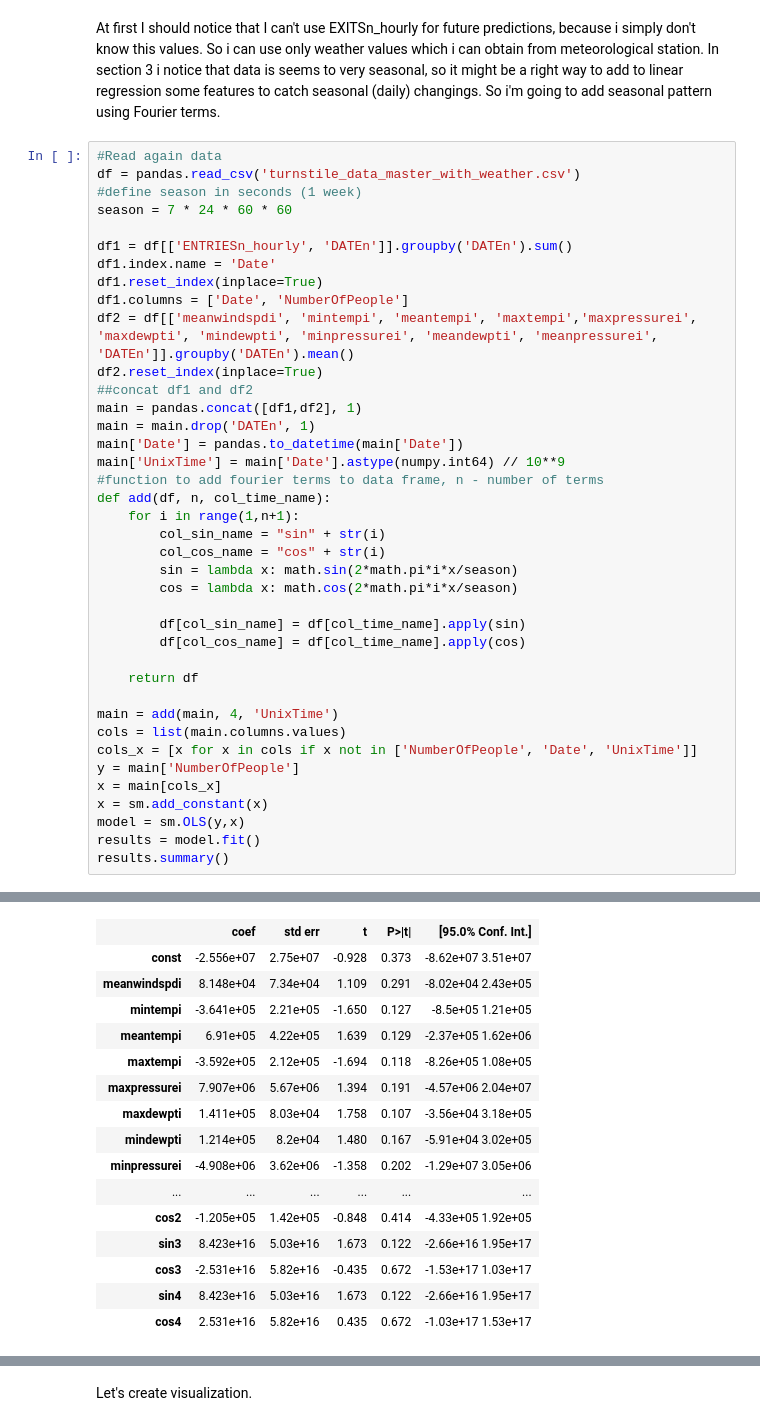
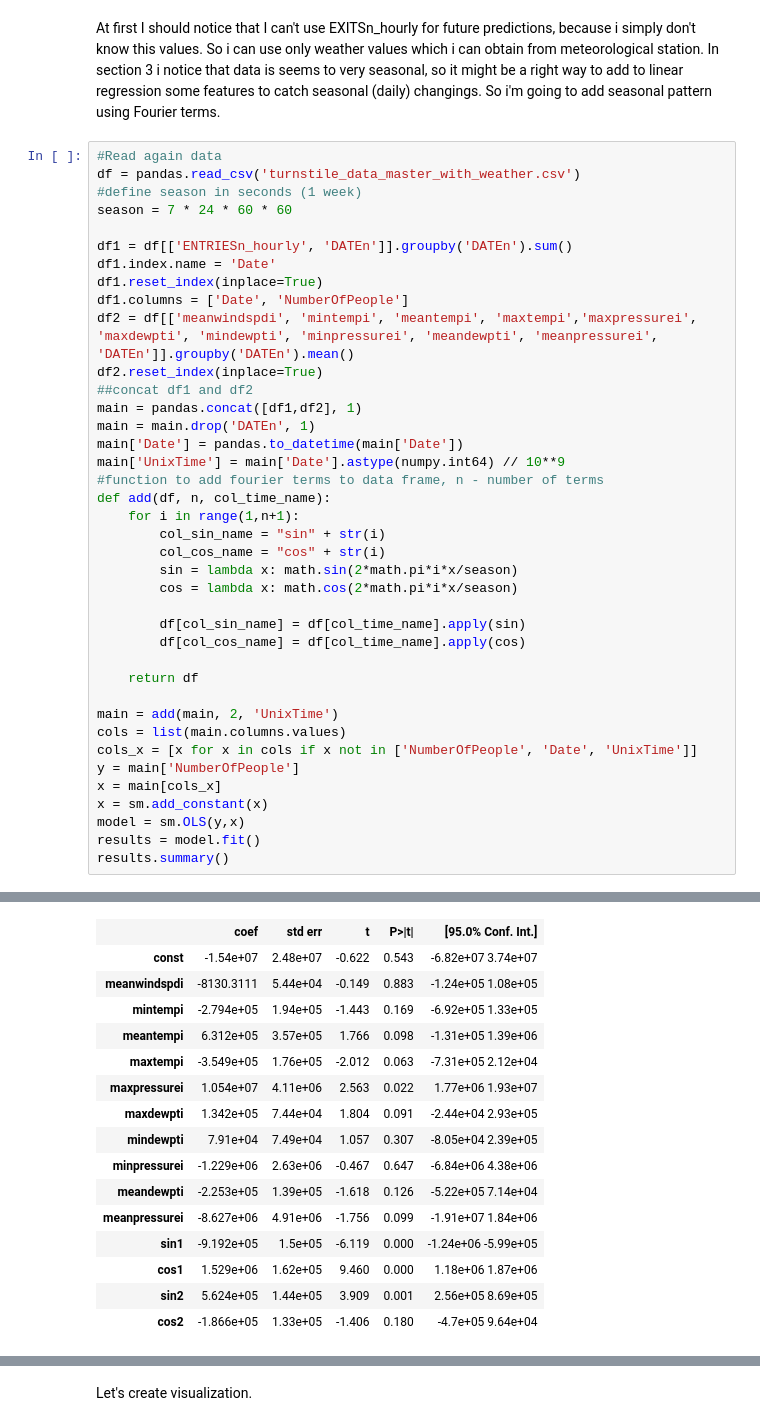
Before and after one commit to orenov/udacity-nanodegree-data-analyst, a Jupyter notebook: Intro-to-Data-Science/Project/AnalyzingSubwayData.ipynb, the cells around one changed output, grey strips where cells are left out. Cells and saved outputs as stored; diff of their text form.

```diff
--- a/Intro-to-Data-Science/Project/AnalyzingSubwayData.ipynb
+++ b/Intro-to-Data-Science/Project/AnalyzingSubwayData.ipynb
@@ -230,7 +230,7 @@ def add(df, n, col_time_name):
 
     return df
 
-main = add(main, 4, 'UnixTime')
+main = add(main, 2, 'UnixTime')
 cols = list(main.columns.values)
 cols_x = [x for x in cols if x not in ['NumberOfPeople', 'Date', 'UnixTime']]
 y = main['NumberOfPeople']
@@ -252,17 +252,17 @@ OLS Regression Results
 | Covariance Type: | nonrobust |  |  |
 |  | coef | std err | t | P>|t| | [95.0% Conf. Int.] |
-| const | -2.556e+07 | 2.75e+07 | -0.928 | 0.373 | -8.62e+07 3.51e+07 |
-| meanwindspdi | 8.148e+04 | 7.34e+04 | 1.109 | 0.291 | -8.02e+04 2.43e+05 |
-| mintempi | -3.641e+05 | 2.21e+05 | -1.650 | 0.127 | -8.5e+05 1.21e+05 |
-| meantempi | 6.91e+05 | 4.22e+05 | 1.639 | 0.129 | -2.37e+05 1.62e+06 |
-| maxtempi | -3.592e+05 | 2.12e+05 | -1.694 | 0.118 | -8.26e+05 1.08e+05 |
-| maxpressurei | 7.907e+06 | 5.67e+06 | 1.394 | 0.191 | -4.57e+06 2.04e+07 |
-| maxdewpti | 1.411e+05 | 8.03e+04 | 1.758 | 0.107 | -3.56e+04 3.18e+05 |
-| mindewpti | 1.214e+05 | 8.2e+04 | 1.480 | 0.167 | -5.91e+04 3.02e+05 |
-| minpressurei | -4.908e+06 | 3.62e+06 | -1.358 | 0.202 | -1.29e+07 3.05e+06 |
-| ... | ... | ... | ... | ... | ... |
-| cos2 | -1.205e+05 | 1.42e+05 | -0.848 | 0.414 | -4.33e+05 1.92e+05 |
-| sin3 | 8.423e+16 | 5.03e+16 | 1.673 | 0.122 | -2.66e+16 1.95e+17 |
-| cos3 | -2.531e+16 | 5.82e+16 | -0.435 | 0.672 | -1.53e+17 1.03e+17 |
-| sin4 | 8.423e+16 | 5.03e+16 | 1.673 | 0.122 | -2.66e+16 1.95e+17 |
-| cos4 | 2.531e+16 | 5.82e+16 | 0.435 | 0.672 | -1.03e+17 1.53e+17 |
+| const | -1.54e+07 | 2.48e+07 | -0.622 | 0.543 | -6.82e+07 3.74e+07 |
+| meanwindspdi | -8130.3111 | 5.44e+04 | -0.149 | 0.883 | -1.24e+05 1.08e+05 |
+| mintempi | -2.794e+05 | 1.94e+05 | -1.443 | 0.169 | -6.92e+05 1.33e+05 |
+| meantempi | 6.312e+05 | 3.57e+05 | 1.766 | 0.098 | -1.31e+05 1.39e+06 |
+| maxtempi | -3.549e+05 | 1.76e+05 | -2.012 | 0.063 | -7.31e+05 2.12e+04 |
+| maxpressurei | 1.054e+07 | 4.11e+06 | 2.563 | 0.022 | 1.77e+06 1.93e+07 |
+| maxdewpti | 1.342e+05 | 7.44e+04 | 1.804 | 0.091 | -2.44e+04 2.93e+05 |
+| mindewpti | 7.91e+04 | 7.49e+04 | 1.057 | 0.307 | -8.05e+04 2.39e+05 |
+| minpressurei | -1.229e+06 | 2.63e+06 | -0.467 | 0.647 | -6.84e+06 4.38e+06 |
+| meandewpti | -2.253e+05 | 1.39e+05 | -1.618 | 0.126 | -5.22e+05 7.14e+04 |
+| meanpressurei | -8.627e+06 | 4.91e+06 | -1.756 | 0.099 | -1.91e+07 1.84e+06 |
+| sin1 | -9.192e+05 | 1.5e+05 | -6.119 | 0.000 | -1.24e+06 -5.99e+05 |
+| cos1 | 1.529e+06 | 1.62e+05 | 9.460 | 0.000 | 1.18e+06 1.87e+06 |
+| sin2 | 5.624e+05 | 1.44e+05 | 3.909 | 0.001 | 2.56e+05 8.69e+05 |
+| cos2 | -1.866e+05 | 1.33e+05 | -1.406 | 0.180 | -4.7e+05 9.64e+04 |
```
Also changed, not shown: parts of 10 cells of this notebook.
